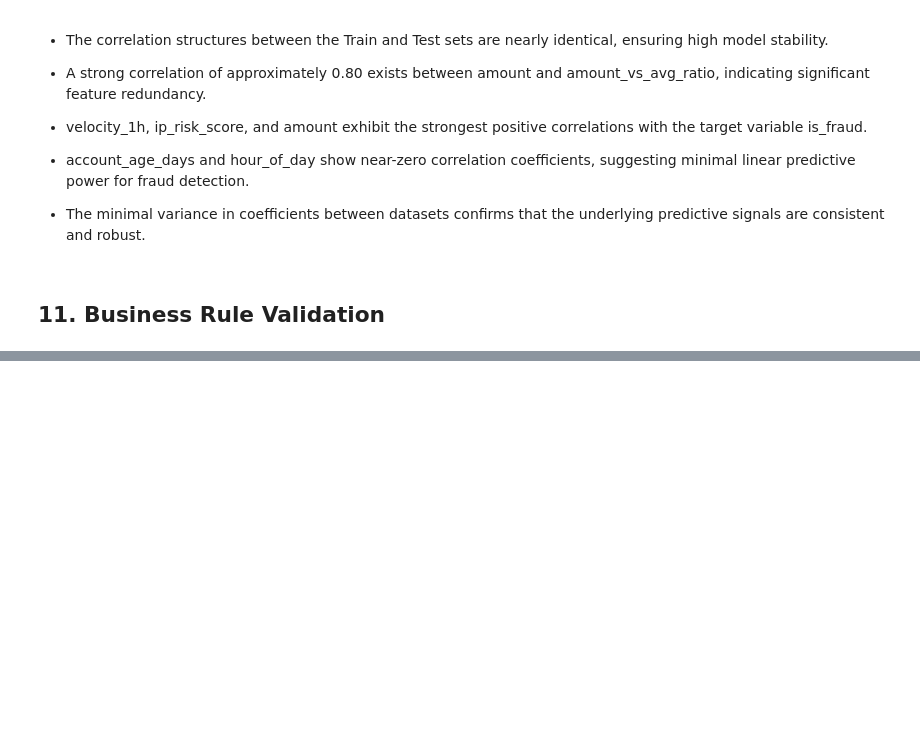
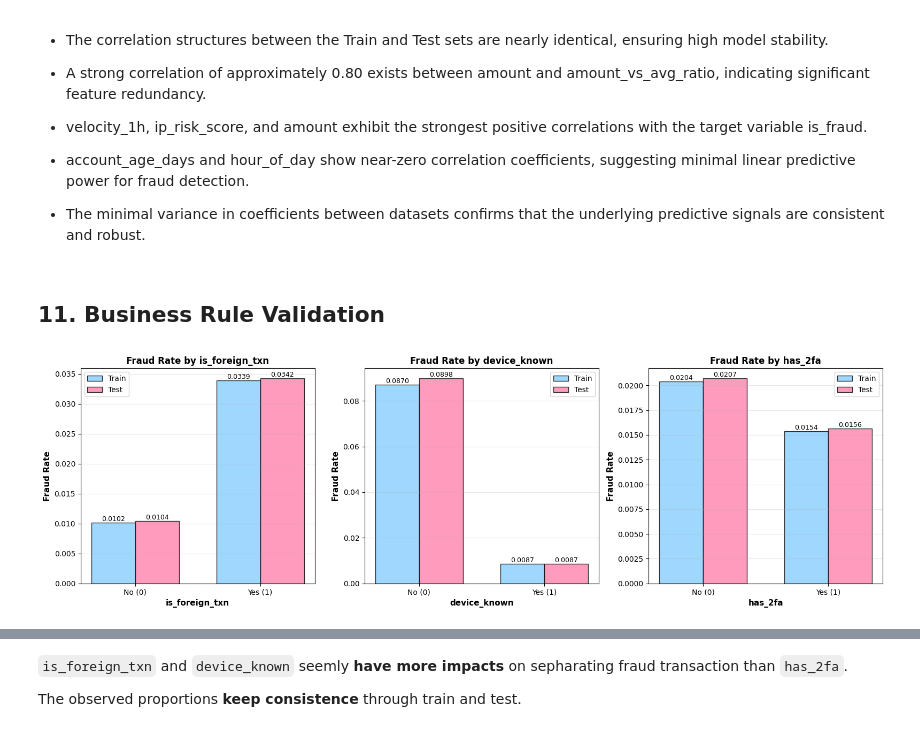
Before and after one commit to huyvietbui1806/mlops-project, a Jupyter notebook: notebooks/EDA.ipynb, the cells around one changed output, grey strips where cells are left out. Drawn from its saved outputs; the diff is of its cells as text; code cells hidden in the pictures; blank space fills up the shorter version.

```diff
--- a/notebooks/EDA.ipynb
+++ b/notebooks/EDA.ipynb
@@ -543,11 +639,55 @@ plt.show()
 # %% [markdown]
 ## **11. Business Rule Validation**
 # %%
-print(df.groupby('is_foreign_txn')['is_fraud'].mean())
-print(df.groupby('device_known')['is_fraud'].mean())
-print(df.groupby('has_2fa')['is_fraud'].mean())
-print('-'*50)
-print(df_test.groupby('is_foreign_txn')['is_fraud'].mean())
-print(df_test.groupby('device_known')['is_fraud'].mean())
-print(df_test.groupby('has_2fa')['is_fraud'].mean())
+# Visualization for Business Rules
+business_rules = ['is_foreign_txn', 'device_known', 'has_2fa']
+fig, axes = plt.subplots(1, 3, figsize=(16, 5))
+
+for idx, rule in enumerate(business_rules):
+    # Get fraud rates for train
+    train_fraud_by_rule = df.groupby(rule)['is_fraud'].mean()
+    test_fraud_by_rule = df_test.groupby(rule)['is_fraud'].mean()
+
+    # Prepare data for side-by-side comparison
+    x = np.arange(len(train_fraud_by_rule))
+    width = 0.35
+
+    ax = axes[idx]
+    bars1 = ax.bar(x - width/2, train_fraud_by_rule.values, width, label='Train',
+                   color='#87CEFF', edgecolor='black', alpha=0.8)
+    bars2 = ax.bar(x + width/2, test_fraud_by_rule.values, width, label='Test',
+                   color='#FF82AB', edgecolor='black', alpha=0.8)
+
+    # Labels and title
+    ax.set_xlabel(rule, fontsize=11, fontweight='bold')
+    ax.set_ylabel('Fraud Rate', fontsize=11, fontweight='bold')
+    ax.set_title(f'Fraud Rate by {rule}', fontsize=12, fontweight='bold')
+    ax.set_xticks(x)
+    ax.set_xticklabels(['No (0)', 'Yes (1)'])
+    ax.legend()
+    ax.grid(True, alpha=0.3, axis='y')
+
+    # Add value labels on bars
+    for bars in [bars1, bars2]:
+        for bar in bars:
+            height = bar.get_height()
+            ax.text(bar.get_x() + bar.get_width()/2., height,
+                   f'{height:.4f}', ha='center', va='bottom', fontsize=9)
+
+plt.tight_layout()
+plt.show()
+
+# Summary table
+print('\n' + '='*70)
+print('BUSINESS RULE VALIDATION - FRAUD RATE COMPARISON')
+print('='*70)
+
+for rule in business_rules:
+    print(f'\n{rule}:')
+    train_data = df.groupby(rule)['is_fraud'].agg(['sum', 'count', 'mean']).rename(columns={'mean': 'fraud_rate'})
+    test_data = df_test.groupby(rule)['is_fraud'].agg(['sum', 'count', 'mean']).rename(columns={'mean': 'fraud_rate'})
+
+    print(f'  Train: 0={train_data.loc[0, "fraud_rate"]:.4f}, 1={train_data.loc[1, "fraud_rate"]:.4f}')
+    print(f'  Test:  0={test_data.loc[0, "fraud_rate"]:.4f}, 1={test_data.loc[1, "fraud_rate"]:.4f}')
 # %% [output]
+[figure, added]
@@ -570,0 +709,4 @@ Name: is_fraud, dtype: float64
+# %% [markdown]
+`is_foreign_txn` and `device_known` seemly **have more impacts** on sepharating fraud transaction than  `has_2fa`.
+
+The observed proportions **keep consistence** through train and test.
```
Also changed, not shown: parts of 12 cells of this notebook.
